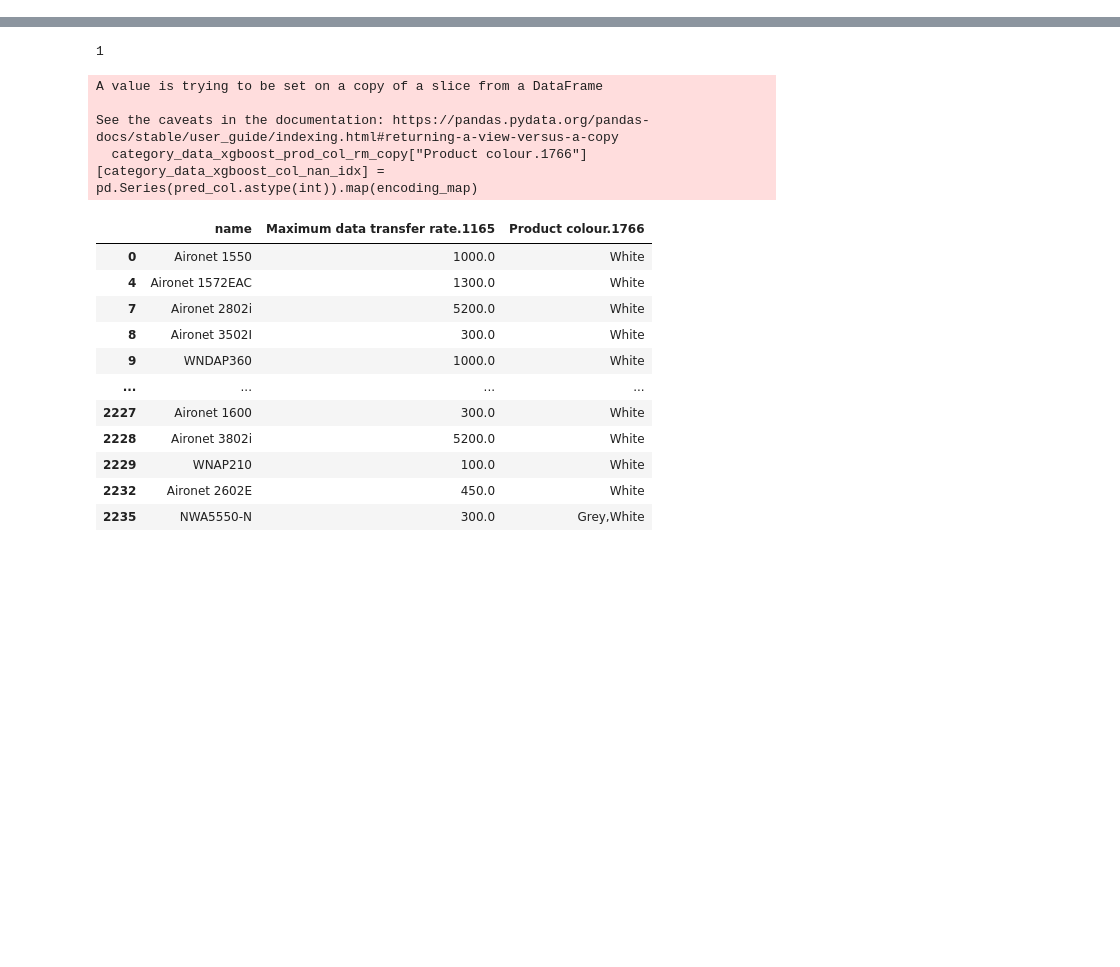
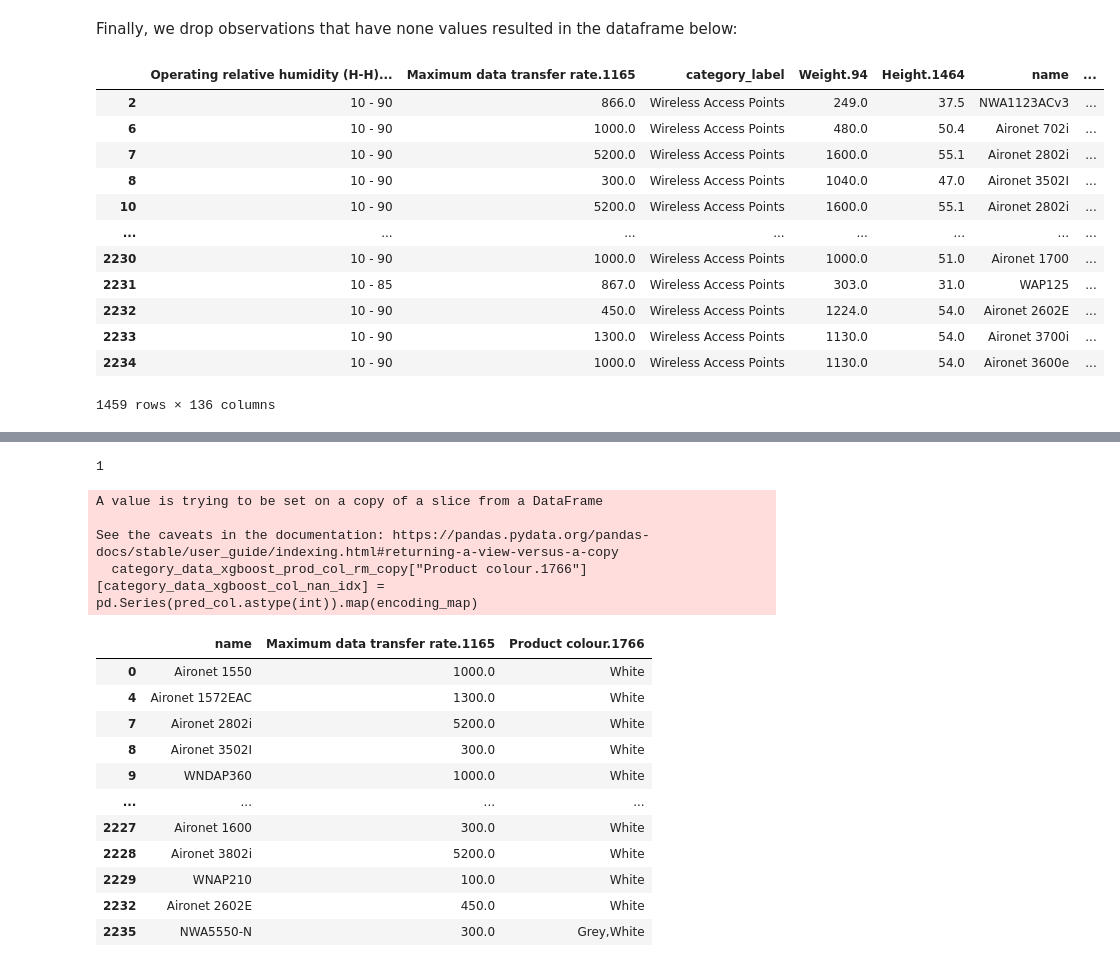
Before and after one commit to bigarabuza/StiboSystems, a Jupyter notebook: IceCat Full/analysis_ice_cat_full.ipynb, the cells around one changed output, grey strips where cells are left out. Cells and saved outputs as stored; diff of their text form; code cells hidden in the pictures; blank space fills up the shorter version.

```diff
--- a/IceCat Full/analysis_ice_cat_full.ipynb
+++ b/IceCat Full/analysis_ice_cat_full.ipynb
@@ -52,0 +73,10 @@ category_data[category_data.columns.intersection(cols_of_interest)]
+# %%
+cols_units = [str for str in cols_of_interest.values if ".unit" in str]
+cols_sys = ["level_0", "index", "id"]
+cols_non_units = set(cols_of_interest.values) - set(cols_units) - set(cols_sys)
+print(f"Unit based columns ({len(cols_units)}):")
+display(cols_units)
+print(f"System reference columns ({len(cols_sys)}):")
+display(cols_sys)
+print(f"Non-unit based columns ({len(cols_non_units)}):")
+display(list(cols_non_units))
@@ -52,0 +116,3 @@ category_data[category_data.columns.intersection(cols_of_interest)]
+# %%
+pruned_data = category_data[list(cols_non_units)]
+pruned_data.head()
@@ -52,0 +132,4 @@ category_data[category_data.columns.intersection(cols_of_interest)]
+# %%
+cols_need_dummies = ["Product colour.1766", "Networking standards.1802", "Ethernet LAN data rates.3768", "Security algorithms.454"]
+pd.DataFrame({"col": cols_need_dummies,
+              "dummy_var_count": [pruned_data[col].str.get_dummies(",").shape[1] for col in cols_need_dummies]})
@@ -52,0 +142,11 @@ category_data[category_data.columns.intersection(cols_of_interest)]
+# %%
+
+xgdata = pd.concat([pruned_data,
+                    pruned_data["Product colour.1766"].str.get_dummies(","),
+                    pruned_data["Networking standards.1802"].str.get_dummies(","),
+                    pruned_data["Ethernet LAN data rates.3768"].str.get_dummies(","),
+                    pruned_data["Security algorithms.454"].str.get_dummies(",")],
+                    axis=1) \
+            .drop(columns=cols_need_dummies)
+
+print(f'The new dataset is now {xgdata.shape[0]:,} by {xgdata.shape[1]}.\n\nBelow is a preview:')
@@ -52,0 +168,18 @@ category_data[category_data.columns.intersection(cols_of_interest)]
+# %% [markdown]
+Finally, we drop observations that have none values resulted in the dataframe below:
+# %%
+xgdata.dropna()
+# %% [output]
+|  | Operating relative humidity (H-H)... | Maximum data transfer rate.1165 | category_label | Weight.94 | Height.1464 | name | ... |
+| 2 | 10 - 90 | 866.0 | Wireless Access Points | 249.0 | 37.5 | NWA1123ACv3 | ... |
+| 6 | 10 - 90 | 1000.0 | Wireless Access Points | 480.0 | 50.4 | Aironet 702i | ... |
+| 7 | 10 - 90 | 5200.0 | Wireless Access Points | 1600.0 | 55.1 | Aironet 2802i | ... |
+| 8 | 10 - 90 | 300.0 | Wireless Access Points | 1040.0 | 47.0 | Aironet 3502I | ... |
+| 10 | 10 - 90 | 5200.0 | Wireless Access Points | 1600.0 | 55.1 | Aironet 2802i | ... |
+| ... | ... | ... | ... | ... | ... | ... | ... |
+| 2230 | 10 - 90 | 1000.0 | Wireless Access Points | 1000.0 | 51.0 | Aironet 1700 | ... |
+| 2231 | 10 - 85 | 867.0 | Wireless Access Points | 303.0 | 31.0 | WAP125 | ... |
+| 2232 | 10 - 90 | 450.0 | Wireless Access Points | 1224.0 | 54.0 | Aironet 2602E | ... |
+| 2233 | 10 - 90 | 1300.0 | Wireless Access Points | 1130.0 | 54.0 | Aironet 3700i | ... |
+| 2234 | 10 - 90 | 1000.0 | Wireless Access Points | 1130.0 | 54.0 | Aironet 3600e | ... |
+1459 rows × 136 columns
```
Also changed, not shown: parts of 38 cells of this notebook.
